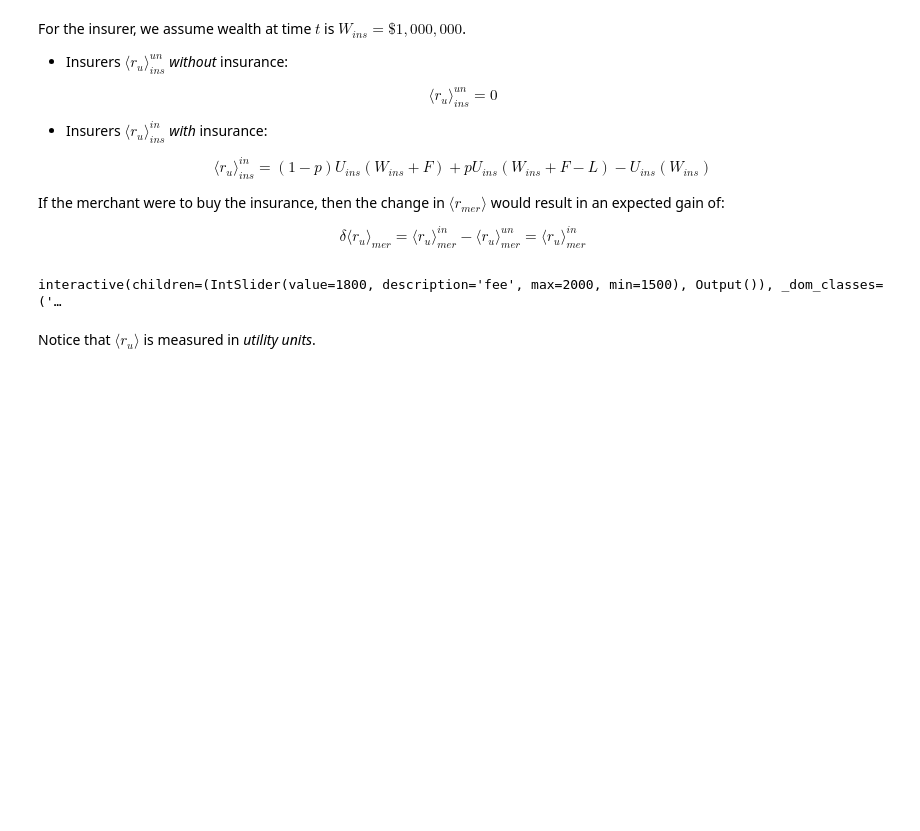
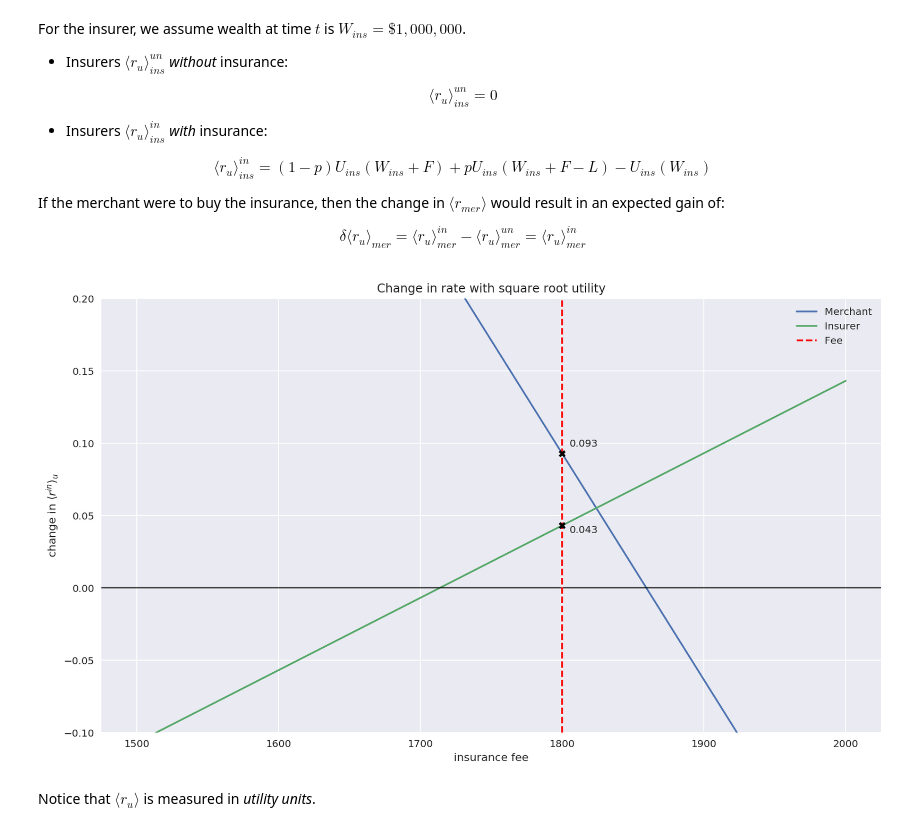
Before and after one commit to lambdaclass/finance_playground, a Jupyter notebook: notebooks/ergodicity-explorations.ipynb, the cells around one changed output. Drawn from its saved outputs; the diff is of its cells as text; code cells hidden in the pictures; blank space fills up the shorter version.

```diff
--- a/notebooks/ergodicity-explorations.ipynb
+++ b/notebooks/ergodicity-explorations.ipynb
@@ -281,15 +276,11 @@ def delta_r_insurer_sqrt(fee):
 # %%
 params = {"title": "Change in rate with square root utility",
           "ylabel": r"change in $\langle r^{in} \rangle_{u}$",
           "ylim": (0.2, -0.1)}
-delta_r_sqrt_plot = interactive(plot_deltas,
-                               delta_r_merchant=fixed(delta_r_merchant_sqrt),
-                               delta_r_insurer=fixed(delta_r_insurer_sqrt),
-                               fee=(1500, 2000),
-                               params=fixed(params))
-delta_r_sqrt_plot
+
+plot_deltas(delta_r_merchant_sqrt, delta_r_insurer_sqrt, params=params)
 # %% [output]
-interactive(children=(IntSlider(value=1800, description='fee', max=2000, min=1500), Output()), _dom_classes=('…
+[figure, added]
 # %% [markdown]
 Notice that $\langle r_{u} \rangle$ is measured in _utility units_.
 # %% [markdown]
```
Also changed, not shown: parts of 6 cells of this notebook.
